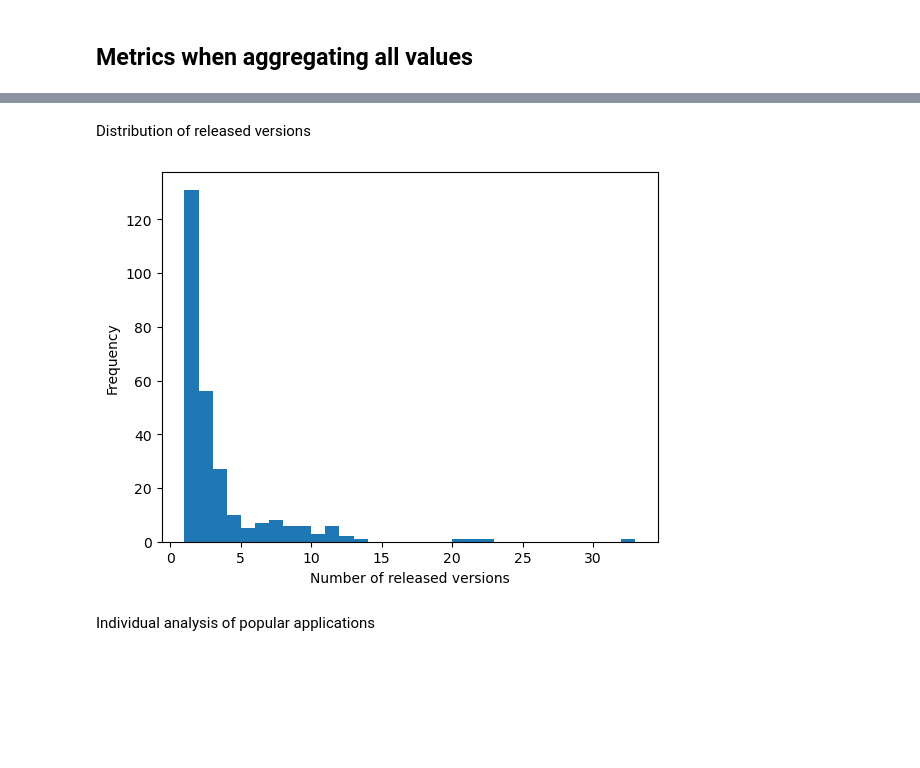
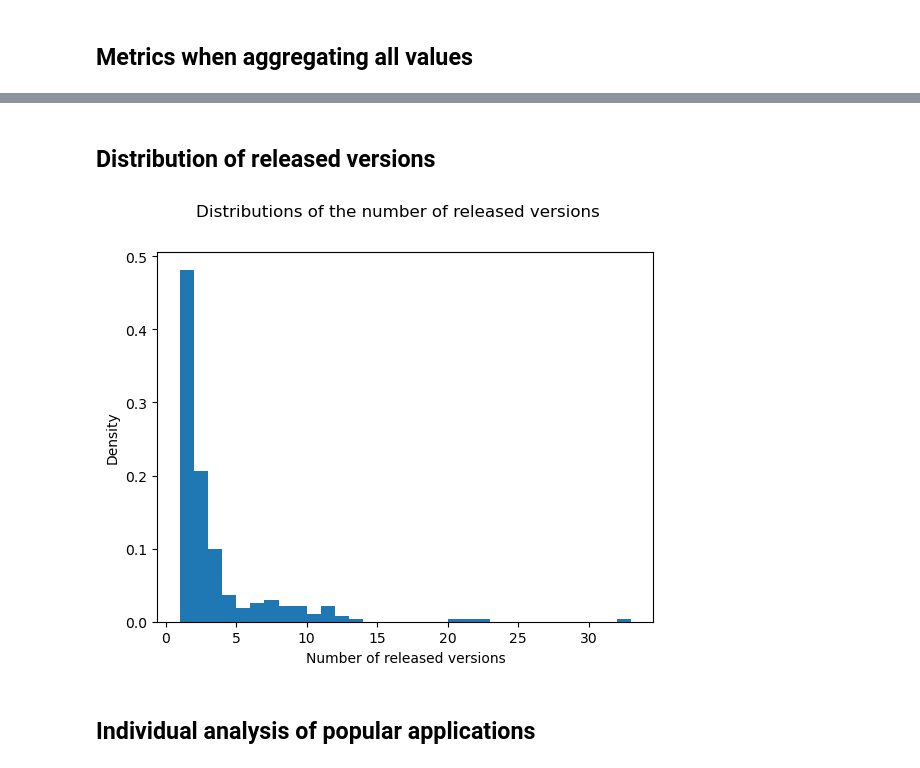
Before and after one commit to mgjfl/DATAR, a Jupyter notebook: results.ipynb, the cells around one changed output, grey strips where cells are left out. Cells and saved outputs as stored; diff of their text form; code cells hidden in the pictures; blank space fills up the shorter version.

```diff
--- a/results.ipynb
+++ b/results.ipynb
@@ -227,7 +230,9 @@ def version_updates(app_metrics):
                 "version1" : key1,
                 "version2" : key2,
                 "score1" : score1,
-                "score2" : score2
+                "score2" : score2,
+                "count1" : count1,
+                "count2" : count2
                 })
 
 
@@ -568,0 +522,33 @@ R^2 Score: 0.18733284609137535
+# %%
+best_r2 = 0
+
+for features in itertools.combinations(get_metrics.keys(), len(list(get_metrics.keys()))):
+
+    m = [get_metrics[f] for f in features]
+
+    x, y = datapoints_per_metric_between_updates(updates, m)
+
+    multiple_lin_regr = LinearRegression()
+    multiple_lin_regr.fit(x, y)
+
+    # Get the intercept and coefficients
+    intercept = multiple_lin_regr.intercept_
+    coefficients = multiple_lin_regr.coef_
+
+    # Predict values
+    y_pred = multiple_lin_regr.predict(x)
+
+    # Calculate the R^2 score
+    r2 = r2_score(y, y_pred)
+
+    if r2 > best_r2:
+        best_r2 = r2
+        best_features = features
+        best_intercept = intercept
+        best_coefficients = coefficients
+
+# Output results
+print(f"Best features are: {' | '.join(best_features)} with parameters:")
+print("Intercept:", best_intercept)
+print("Coefficients:", best_coefficients)
+print("R^2 Score:", best_r2)
@@ -569,16 +561,18 @@ R^2 Score: 0.18733284609137535
 # %% [markdown]
-Distribution of released versions
+## Distribution of released versions
 # %%
 n_versions_0 = np.array(list(map(lambda x : len(x.keys()), metrics_per_version.values())))
 n_versions = n_versions_0[n_versions_0 != 0]
 bins = np.linspace(1, n_versions.max(), n_versions.max())
-plt.hist(n_versions, bins = bins)
+plt.hist(n_versions, bins = bins, density=True)
 plt.xlabel("Number of released versions")
-plt.ylabel("Frequency");
+plt.ylabel("Density");
+plt.suptitle("Distributions of the number of released versions")
+plt.savefig(os.path.join("Figures", "rq2_version_distribution.pdf"))
 # %% [output]
-[figure, old version]
+[figure, new version]
 # %% [markdown]
-Individual analysis of popular applications
+## Individual analysis of popular applications
 # %%
 popular_applications = np.array(list(metrics_per_version.keys()))[n_versions_0 >= 10]
 
```
Also changed, not shown: parts of 42 cells of this notebook, 41 other files.
